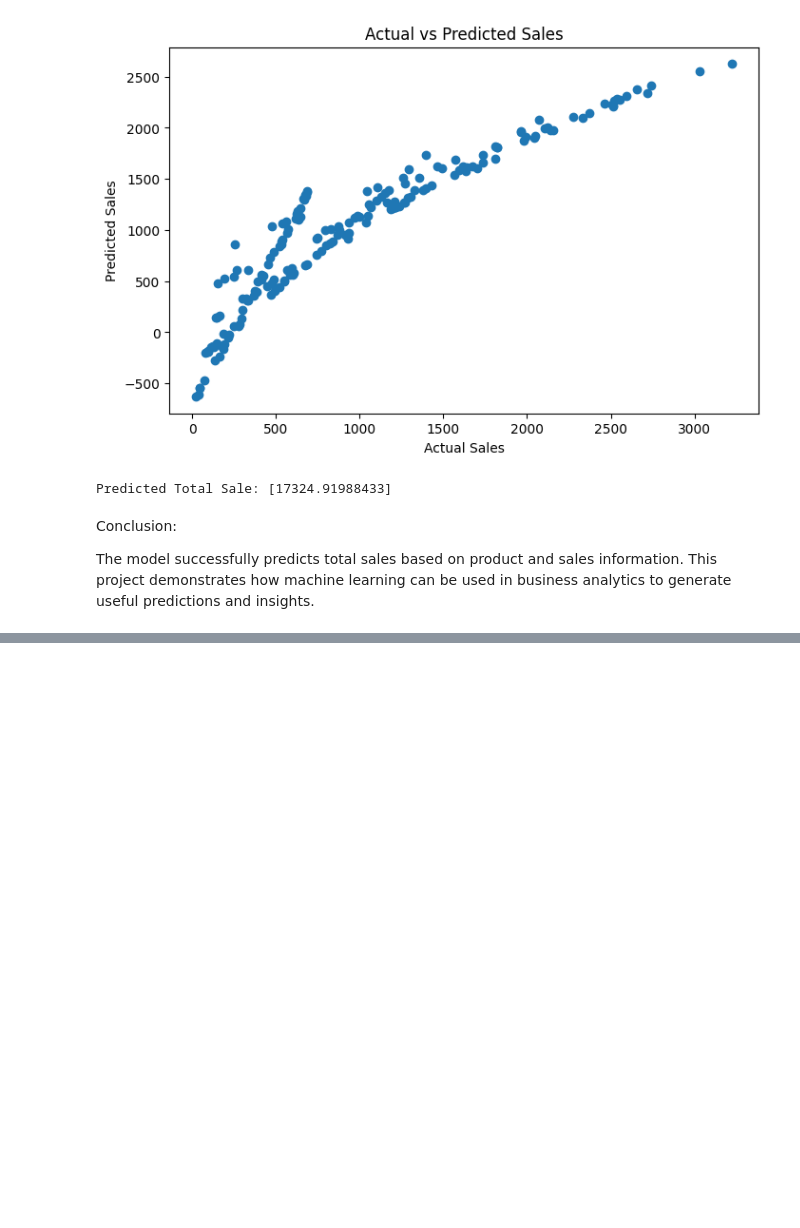
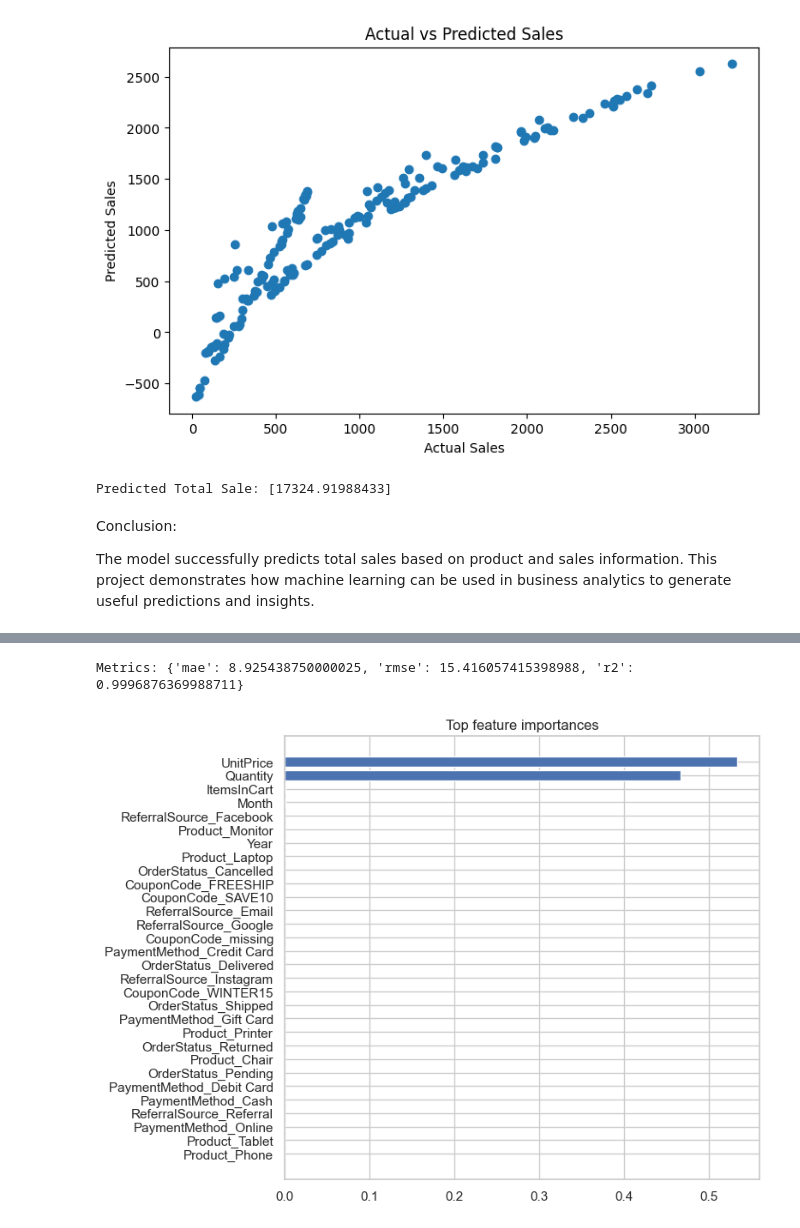
Before and after one commit to NA74H/Internship-Data-Science-, a Jupyter notebook: Untitled-1.ipynb, the cells around one changed output, grey strips where cells are left out. Drawn from its saved outputs; the diff is of its cells as text; code cells hidden in the pictures; blank space fills up the shorter version.

```diff
--- a/Untitled-1.ipynb
+++ b/Untitled-1.ipynb
@@ -492,0 +881,70 @@ The model successfully predicts total sales based on product and sales informati
+# %%
+# Baseline modeling: predict TotalPrice
+
+from sklearn.model_selection import train_test_split
+from sklearn.pipeline import Pipeline
+from sklearn.compose import ColumnTransformer
+from sklearn.impute import SimpleImputer
+from sklearn.preprocessing import OneHotEncoder, StandardScaler
+from sklearn.ensemble import RandomForestRegressor
+from sklearn.metrics import mean_absolute_error, mean_squared_error, r2_score
+import joblib
+
+# Feature engineering
+if 'Date' in df.columns:
+    df['Year'] = df['Date'].dt.year.fillna(0).astype(int)
+    df['Month'] = df['Date'].dt.month.fillna(0).astype(int)
+if all(c in df.columns for c in ['Quantity','UnitPrice']):
+    df['ComputedTotal'] = df['Quantity'] * df['UnitPrice']
+
+feature_cols = [c for c in ['Quantity','UnitPrice','ItemsInCart','Year','Month','Product','PaymentMethod','ReferralSource','CouponCode','OrderStatus'] if c in df.columns]
+X = df[feature_cols].copy()
+y = df['TotalPrice'].copy()
+
+# Train/test
+X_train, X_test, y_train, y_test = train_test_split(X, y, test_size=0.2, random_state=42)
+
+numeric_cols = X.select_dtypes(include=[np.number]).columns.tolist()
+cat_cols = [c for c in X.columns if c not in numeric_cols]
+
+num_pipeline = Pipeline([('imputer', SimpleImputer(strategy='median')), ('scaler', StandardScaler())])
+cat_pipeline = Pipeline([('imputer', SimpleImputer(strategy='constant', fill_value='missing')), ('ohe', OneHotEncoder(handle_unknown='ignore', sparse_output=False))])
+
+preprocessor = ColumnTransformer([('num', num_pipeline, numeric_cols), ('cat', cat_pipeline, cat_cols)])
+model = RandomForestRegressor(n_estimators=100, random_state=42, n_jobs=-1)
+pipe = Pipeline([('pre', preprocessor), ('model', model)])
+
+pipe.fit(X_train, y_train)
+
+pred = pipe.predict(X_test)
+mse = mean_squared_error(y_test, pred)
+metrics = {'mae': float(mean_absolute_error(y_test, pred)), 'rmse': float(np.sqrt(mse)), 'r2': float(r2_score(y_test, pred))}
+print('Metrics:', metrics)
+
+os.makedirs('model_outputs', exist_ok=True)
+joblib.dump(pipe, os.path.join('model_outputs','model.joblib'))
+with open(os.path.join('model_outputs','metrics.json'),'w',encoding='utf-8') as f:
+    import json
+    json.dump(metrics,f,indent=2)
+
+# Feature importances (approx)
+try:
+    num_names = numeric_cols
+    cat_names = pipe.named_steps['pre'].named_transformers_['cat'].named_steps['ohe'].get_feature_names_out(cat_cols).tolist()
+    fnames = num_names + cat_names
+    importances = pipe.named_steps['model'].feature_importances_
+    fi = sorted(zip(fnames, importances), key=lambda x: x[1], reverse=True)[:30]
+    if fi:
+        names, vals = zip(*fi)
+        plt.figure(figsize=(8,6))
+        plt.barh(range(len(vals))[::-1], vals)
+        plt.yticks(range(len(vals))[::-1], names)
+        plt.title('Top feature importances')
+        plt.tight_layout()
+        plt.savefig(os.path.join('model_outputs','feature_importances.png'))
+        plt.show()
+except Exception:
+    pass
+# %% [output]
+Metrics: {'mae': 8.925438750000025, 'rmse': 15.416057415398988, 'r2': 0.9996876369988711}
+[figure, added]
```
Also changed, not shown: parts of 6 cells of this notebook.
